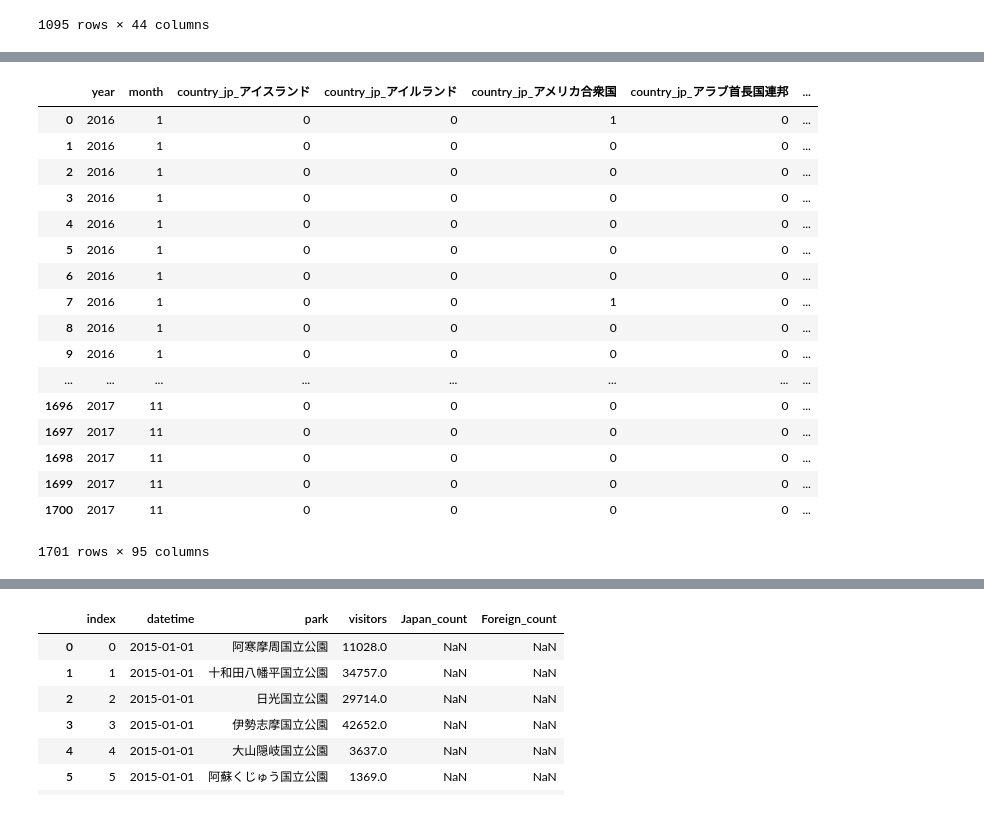
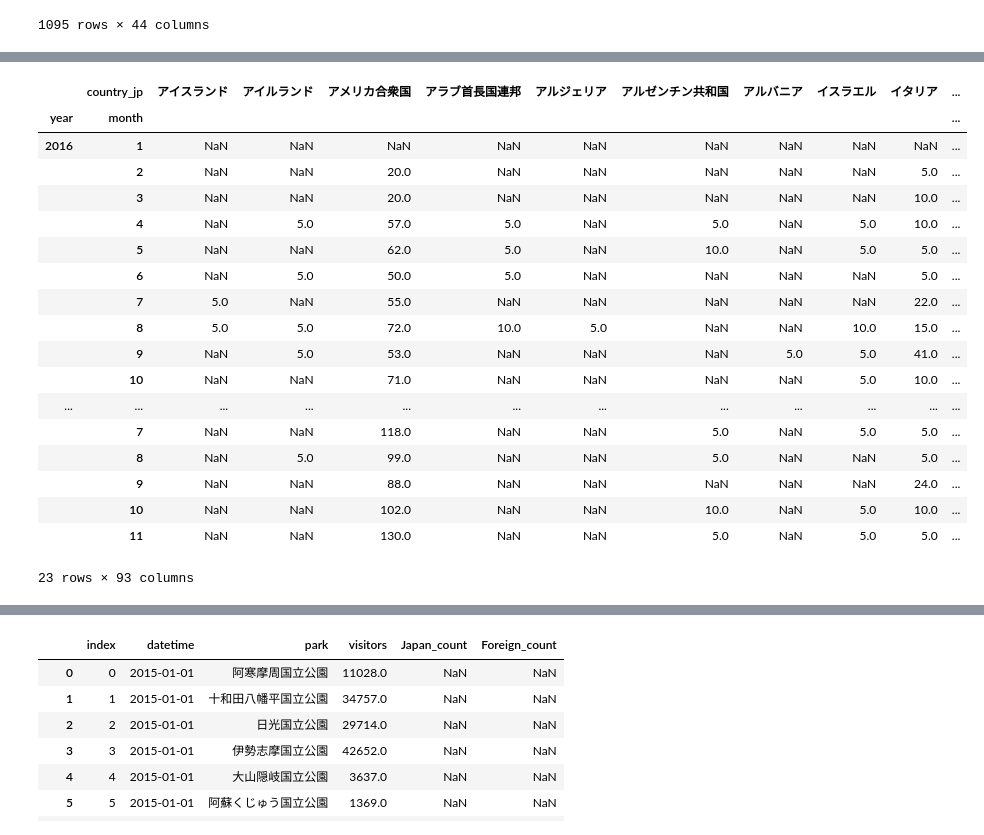
Before and after one commit to Hesene/National-Parks, a Jupyter notebook: src/EDA.ipynb, the cells around one changed output, grey strips where cells are left out. Saved outputs shown, nothing was run; the diff lists cells and outputs as text; code cells hidden in the pictures.

```diff
--- a/src/EDA.ipynb
+++ b/src/EDA.ipynb
@@ -386,25 +386,26 @@ colopl
 1701 rows × 5 columns
 # %%
 colopl['count'] = colopl['count'].replace('1-9', 5).astype(int)
-tmp_colopl, _ = one_hot_encoder(colopl[['year', 'month', 'country_jp']], nan_as_category=False)
-#colopl.groupby(['year', 'month', 'park'])['count'].mean()
-tmp_colopl.apply
+colopl_table = colopl.pivot_table(index=['year', 'month'], columns='country_jp', values='count', aggfunc=sum)
+colopl_table = colopl_table.shift()
+colopl_table
 # %% [output]
-|  | year | month | country_jp_アイスランド | country_jp_アイルランド | country_jp_アメリカ合衆国 | country_jp_アラブ首長国連邦 | ... |
-| 0 | 2016 | 1 | 0 | 0 | 1 | 0 | ... |
-| 1 | 2016 | 1 | 0 | 0 | 0 | 0 | ... |
-| 2 | 2016 | 1 | 0 | 0 | 0 | 0 | ... |
-| 3 | 2016 | 1 | 0 | 0 | 0 | 0 | ... |
-| 4 | 2016 | 1 | 0 | 0 | 0 | 0 | ... |
-| 5 | 2016 | 1 | 0 | 0 | 0 | 0 | ... |
-| 6 | 2016 | 1 | 0 | 0 | 0 | 0 | ... |
-| 7 | 2016 | 1 | 0 | 0 | 1 | 0 | ... |
-| 8 | 2016 | 1 | 0 | 0 | 0 | 0 | ... |
-| 9 | 2016 | 1 | 0 | 0 | 0 | 0 | ... |
-| ... | ... | ... | ... | ... | ... | ... | ... |
-| 1696 | 2017 | 11 | 0 | 0 | 0 | 0 | ... |
-| 1697 | 2017 | 11 | 0 | 0 | 0 | 0 | ... |
-| 1698 | 2017 | 11 | 0 | 0 | 0 | 0 | ... |
-| 1699 | 2017 | 11 | 0 | 0 | 0 | 0 | ... |
-| 1700 | 2017 | 11 | 0 | 0 | 0 | 0 | ... |
+|  | country_jp | アイスランド | アイルランド | アメリカ合衆国 | アラブ首長国連邦 | アルジェリア | アルゼンチン共和国 | アルバニア | イスラエル | イタリア | ... |
+| year | month |  |  |  |  |  |  |  |  |  | ... |
+| 2016 | 1 | NaN | NaN | NaN | NaN | NaN | NaN | NaN | NaN | NaN | ... |
+|  | 2 | NaN | NaN | 20.0 | NaN | NaN | NaN | NaN | NaN | 5.0 | ... |
+|  | 3 | NaN | NaN | 20.0 | NaN | NaN | NaN | NaN | NaN | 10.0 | ... |
+|  | 4 | NaN | 5.0 | 57.0 | 5.0 | NaN | 5.0 | NaN | 5.0 | 10.0 | ... |
+|  | 5 | NaN | NaN | 62.0 | 5.0 | NaN | 10.0 | NaN | 5.0 | 5.0 | ... |
+|  | 6 | NaN | 5.0 | 50.0 | 5.0 | NaN | NaN | NaN | NaN | 5.0 | ... |
+|  | 7 | 5.0 | NaN | 55.0 | NaN | NaN | NaN | NaN | NaN | 22.0 | ... |
+|  | 8 | 5.0 | 5.0 | 72.0 | 10.0 | 5.0 | NaN | NaN | 10.0 | 15.0 | ... |
+|  | 9 | NaN | 5.0 | 53.0 | NaN | NaN | NaN | 5.0 | 5.0 | 41.0 | ... |
+|  | 10 | NaN | NaN | 71.0 | NaN | NaN | NaN | NaN | 5.0 | 10.0 | ... |
+| ... | ... | ... | ... | ... | ... | ... | ... | ... | ... | ... | ... |
+|  | 7 | NaN | NaN | 118.0 | NaN | NaN | 5.0 | NaN | 5.0 | 5.0 | ... |
+|  | 8 | NaN | 5.0 | 99.0 | NaN | NaN | 5.0 | NaN | NaN | 5.0 | ... |
+|  | 9 | NaN | NaN | 88.0 | NaN | NaN | NaN | NaN | NaN | 24.0 | ... |
+|  | 10 | NaN | NaN | 102.0 | NaN | NaN | 10.0 | NaN | 5.0 | 10.0 | ... |
+|  | 11 | NaN | NaN | 130.0 | NaN | NaN | 5.0 | NaN | 5.0 | 5.0 | ... |
-1701 rows × 95 columns
+23 rows × 93 columns
```
Also changed, not shown: parts of 3 cells of this notebook, 2 other files.
